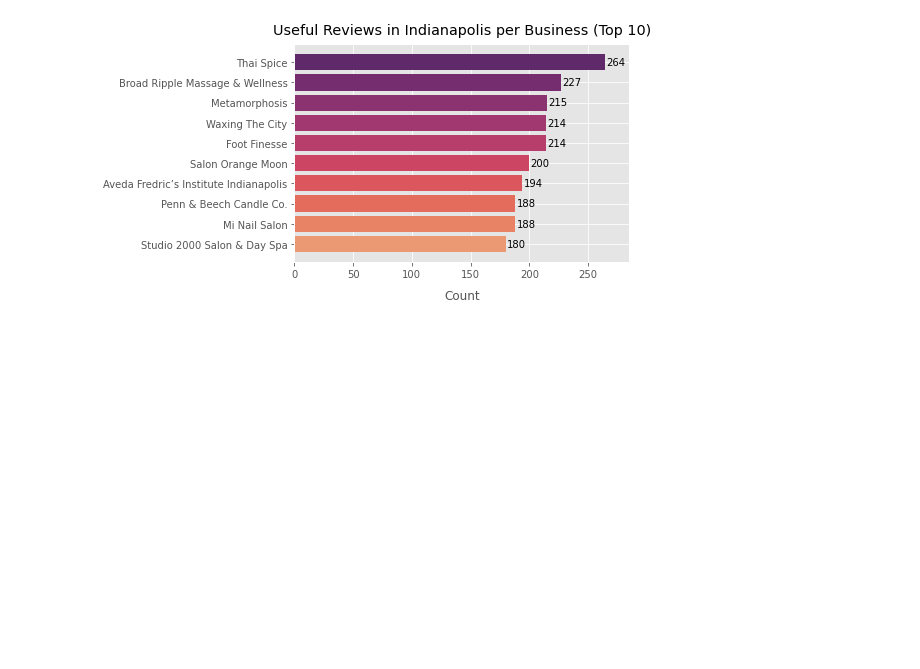
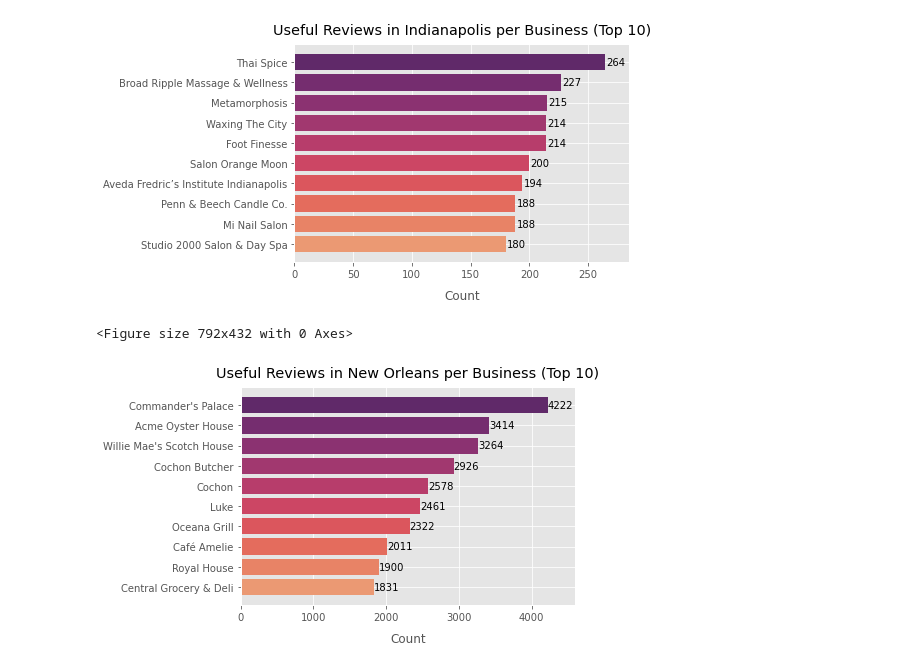
Before and after one commit to suvithkl/IntroDS-miniproject, a Jupyter notebook: app/visualisations.ipynb, the cells around one changed output. Cells and saved outputs as stored; diff of their text form; code cells hidden in the pictures; blank space fills up the shorter version.

Commit message:
graphs

```diff
--- a/app/visualisations.ipynb
+++ b/app/visualisations.ipynb
@@ -217,23 +217,26 @@ food = pd.read_json('../filut/food_review.json')
 # %%
 # counting useful reviews by city (top 10) - New Orleans
 
 %matplotlib inline
 
 temp = food.loc[food['city'] == 'New Orleans']
 grouped = temp.groupby('name')['useful'].sum().sort_values(ascending=False)[:10]
 # flipping the dataframe
 grouped = grouped[::-1]
 
 plt.figure(figsize=(11,6))
 plt.style.use('ggplot')
 fig, ax = plt.subplots()
 plt.barh(grouped.index.values, grouped.values, color=sns.color_palette("flare", len(grouped)))
 plt.xlabel('Count', labelpad=10)
 plt.title('Useful Reviews in New Orleans per Business (Top 10)', loc='center', pad=10)
-plt.xlim(0, 500)
+plt.xlim(0, 4600)
 plt.margins(x=20)
 for i, v in enumerate(grouped):
     ax.text(v+1, int(i), str(v), verticalalignment='center')
+# %% [output]
+<Figure size 792x432 with 0 Axes>
+[figure, added]
 # %%
 # counting useful reviews by city (top 10) - Indianapolis
 
```
Also changed, not shown: parts of 11 cells of this notebook, 11 other files.
